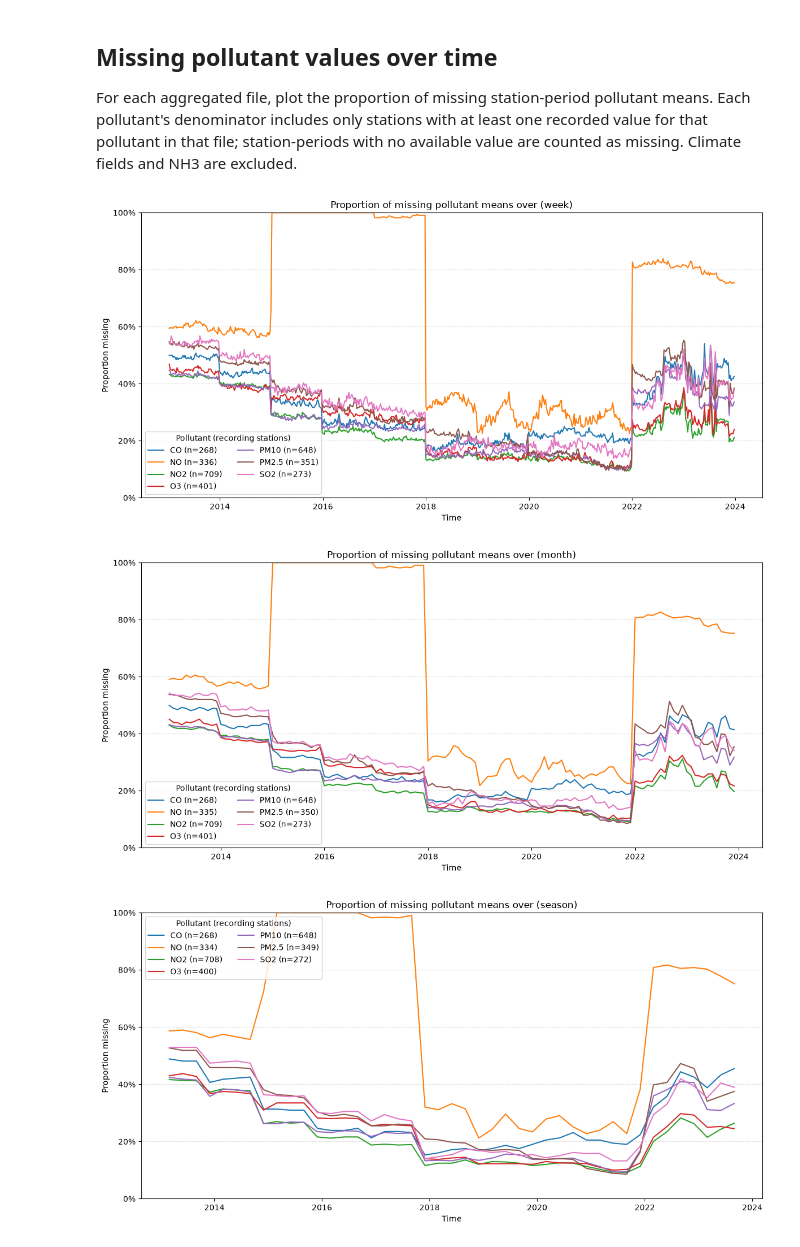
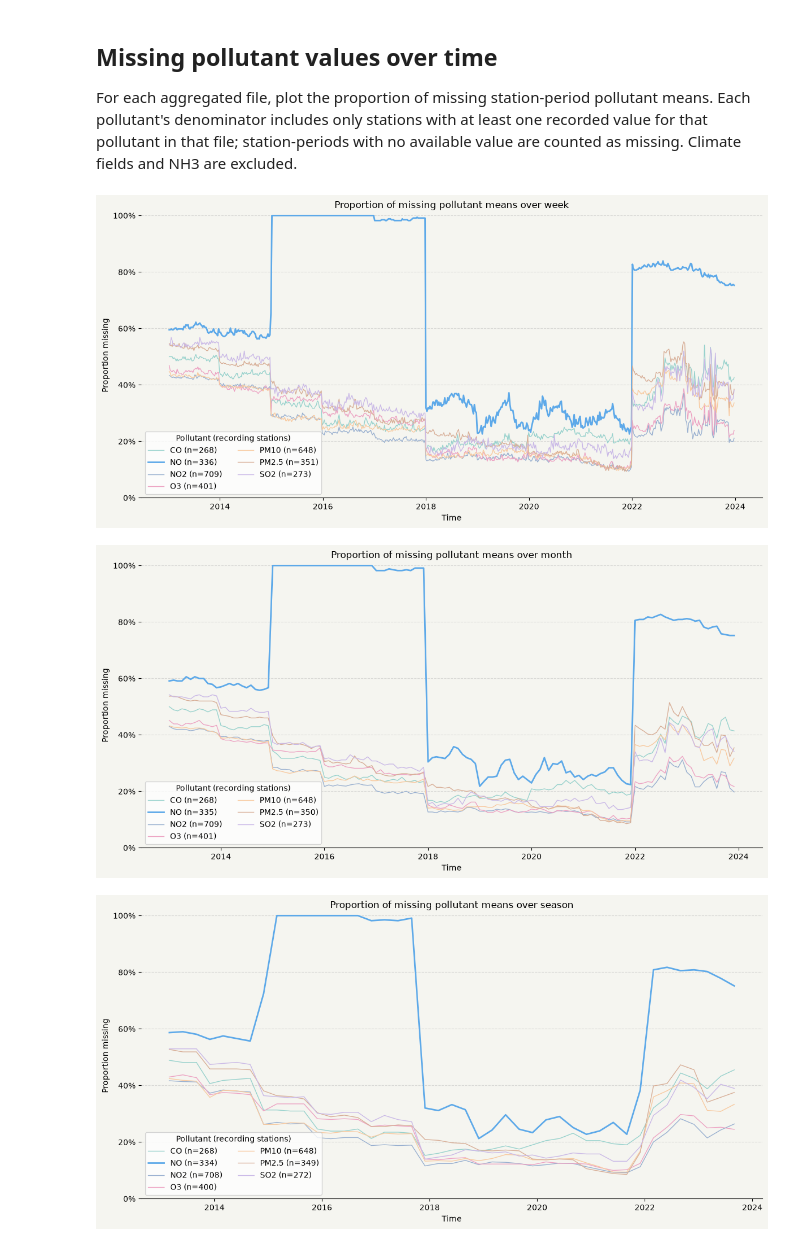
Before and after one commit to AngioG/Data-Visualization, a Jupyter notebook: 01_aggregation_analysis.ipynb, the cells around one changed output. Cells and saved outputs as stored; diff of their text form; code cells hidden in the pictures.

```diff
--- a/01_aggregation_analysis.ipynb
+++ b/01_aggregation_analysis.ipynb
@@ -205,35 +404,40 @@ for aggregation, aggregated_file in AGGREGATED_FILES.items():
     plotted_pollutants = 0
     for pollutant, column in pollutant_columns.items():
         recorded = data.loc[data[column].notna(), [STATION_COL, "_period"]]
         recording_stations = recorded[STATION_COL].nunique()
         if recording_stations == 0:
             continue
 
         recorded_by_period = (
             recorded.groupby("_period")[STATION_COL]
             .nunique()
             .reindex(periods, fill_value=0)
         )
         missing_proportion = 1 - recorded_by_period / recording_stations
         ax.plot(
             periods,
             missing_proportion,
+            color=missing_values_colors.get(pollutant, "#737373") if pollutant != "NO" else pollutants_colors["NO"],
+            linewidth= 1 if pollutant != "NO" else 2,
             label=f"{pollutant} (n={recording_stations})",
         )
         plotted_pollutants += 1
 
     ax.set_title(f"Proportion of missing pollutant means over {aggregation}")
     ax.set_xlabel("Time")
     ax.set_ylabel("Proportion missing")
     ax.yaxis.set_major_formatter(PercentFormatter(1))
-    ax.set_ylim(0, 1)
+    ax.set_ylim(0, 1.01)
     ax.grid(axis="y", linestyle="--", alpha=0.4)
     ax.set_axisbelow(True)
+    ax.spines[["top", "left", "right"]].set_visible(False)
+    ax.set_facecolor("#f5f5f0")
     if plotted_pollutants:
-        ax.legend(title="Pollutant (recording stations)", ncol=2)
+        ax.legend(title="Pollutant (recording stations)", ncol=2, loc="lower left")
     fig.tight_layout()
+    fig.set_facecolor("#f5f5f0")
     plt.show()
 # %% [output]
-[figure, old version]
+[figure, new version]
-[figure, old version]
+[figure, new version]
-[figure, old version]
+[figure, new version]
```
Also changed, not shown: parts of 9 cells of this notebook, 1 other file.
